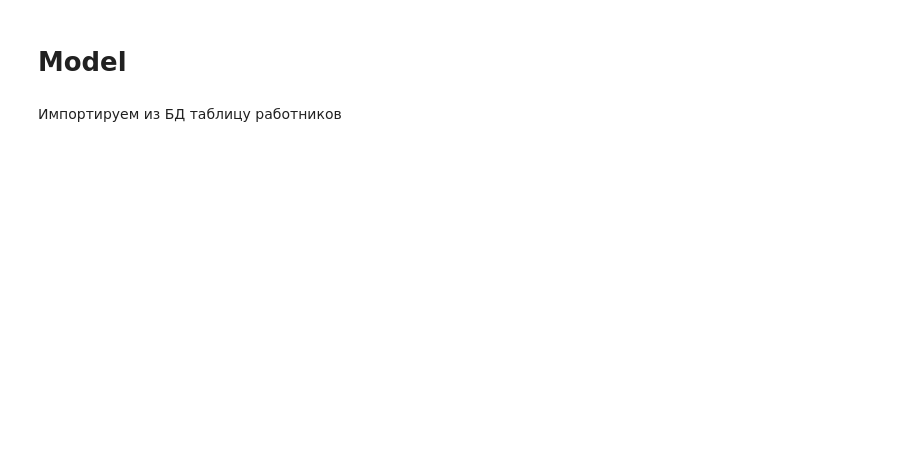
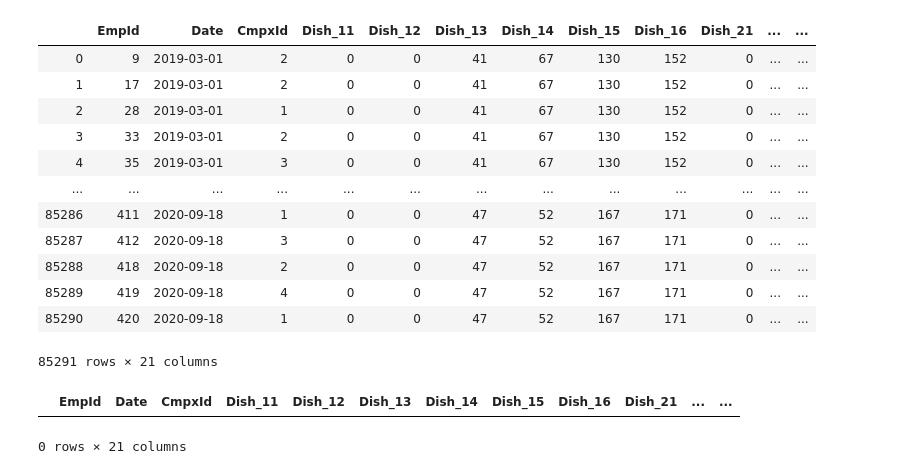
Before and after one commit to pakhomovmss/vector, a Jupyter notebook: models/Model.ipynb, the cells around one changed output. Saved outputs shown, nothing was run; the diff lists cells and outputs as text; code cells hidden in the pictures; blank space fills up the shorter version.

```diff
--- a/models/Model.ipynb
+++ b/models/Model.ipynb
@@ -1,5 +1,3 @@
-# %% [markdown]
-# Model
 # %%
 import pandas as pd
 import numpy as np
@@ -12,5 +5,3 @@ from sklearn.ensemble import GradientBoostingClassifier
 
 import warnings
 warnings.filterwarnings("ignore")
-# %% [markdown]
-<p>Импортируем из БД таблицу работников</p>
@@ -20,4 +15,24 @@ con = mysql.connector.connect(host='localhost', user='root', password='Pahomov20
 
 employees = pd.read_sql("SELECT * FROM employees", con)
 # %%
-data = pd.read_csv('E:\\Data Science\\Datasets\\EatingData\\encoded_data_0710.csv')
+data = pd.read_csv('E:\\Data Science\\Datasets\\EatingData\\result_table.csv')
+data
+# %% [output]
+|  | EmpId | Date | CmpxId | Dish_11 | Dish_12 | Dish_13 | Dish_14 | Dish_15 | Dish_16 | Dish_21 | ... | ... |
+| 0 | 9 | 2019-03-01 | 2 | 0 | 0 | 41 | 67 | 130 | 152 | 0 | ... | ... |
+| 1 | 17 | 2019-03-01 | 2 | 0 | 0 | 41 | 67 | 130 | 152 | 0 | ... | ... |
+| 2 | 28 | 2019-03-01 | 1 | 0 | 0 | 41 | 67 | 130 | 152 | 0 | ... | ... |
+| 3 | 33 | 2019-03-01 | 2 | 0 | 0 | 41 | 67 | 130 | 152 | 0 | ... | ... |
+| 4 | 35 | 2019-03-01 | 3 | 0 | 0 | 41 | 67 | 130 | 152 | 0 | ... | ... |
+| ... | ... | ... | ... | ... | ... | ... | ... | ... | ... | ... | ... | ... |
+| 85286 | 411 | 2020-09-18 | 1 | 0 | 0 | 47 | 52 | 167 | 171 | 0 | ... | ... |
+| 85287 | 412 | 2020-09-18 | 3 | 0 | 0 | 47 | 52 | 167 | 171 | 0 | ... | ... |
+| 85288 | 418 | 2020-09-18 | 2 | 0 | 0 | 47 | 52 | 167 | 171 | 0 | ... | ... |
+| 85289 | 419 | 2020-09-18 | 4 | 0 | 0 | 47 | 52 | 167 | 171 | 0 | ... | ... |
+| 85290 | 420 | 2020-09-18 | 1 | 0 | 0 | 47 | 52 | 167 | 171 | 0 | ... | ... |
+85291 rows × 21 columns
+# %%
+data[data['Dish_31'] != 0]
+# %% [output]
+|  | EmpId | Date | CmpxId | Dish_11 | Dish_12 | Dish_13 | Dish_14 | Dish_15 | Dish_16 | Dish_21 | ... | ... |
+0 rows × 21 columns
```
Also changed, not shown: parts of 27 cells of this notebook.
